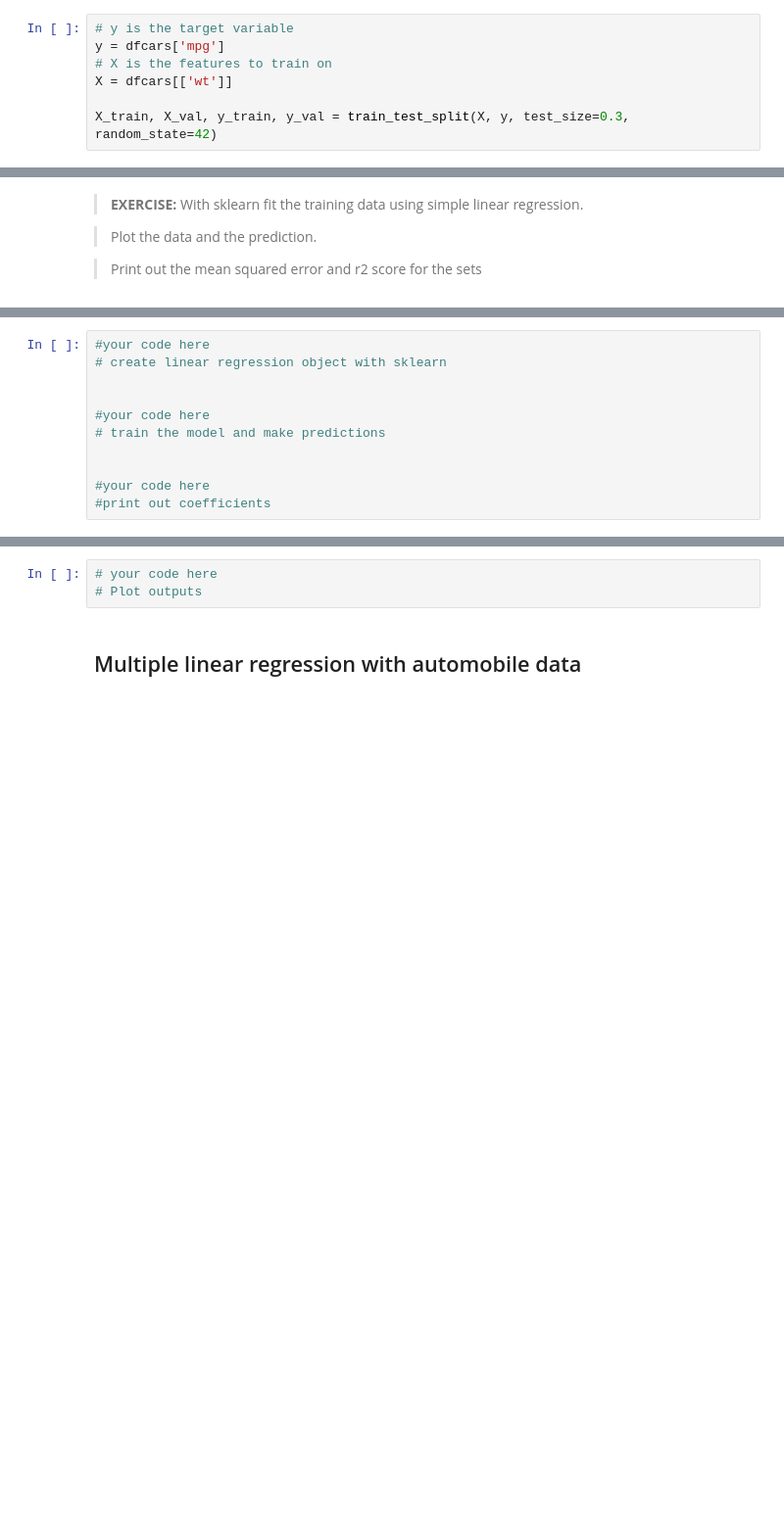
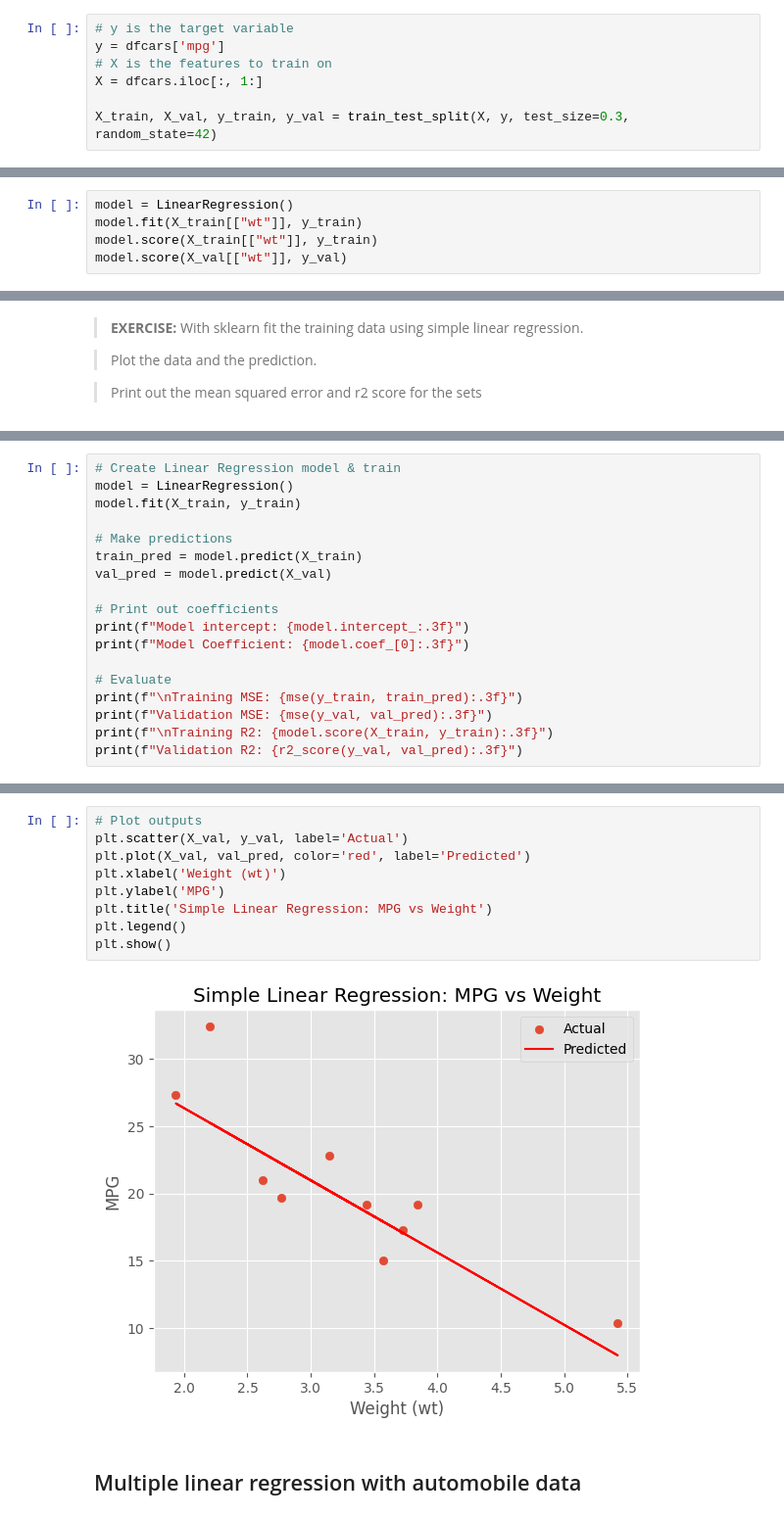
Before and after one commit to EricMurray-e-m-dev/ML-Labs, a Jupyter notebook: Week 02/LinearRegressionLab.ipynb, the cells around one changed output, grey strips where cells are left out. Shown at 98% size. Cells and saved outputs as stored; diff of their text form; blank space fills up the shorter version.

```diff
--- a/Week 02/LinearRegressionLab.ipynb
+++ b/Week 02/LinearRegressionLab.ipynb
@@ -447,10 +468,15 @@ Split your data into a training set and a validation set
 # y is the target variable
 y = dfcars['mpg']
 # X is the features to train on
-X = dfcars[['wt']]
+X = dfcars.iloc[:, 1:]
 
 X_train, X_val, y_train, y_val = train_test_split(X, y, test_size=0.3, random_state=42)
 # %% [markdown]
 We need to choose the variables that we think will be good predictors for the dependent variable `mpg`.
 
 >**EXERCISE:**  Pick one variable to use as a predictor for simple linear regression.  Create a markdown cell below and discuss your reasons.  You may want to justify this with some visualizations.  Is there a second variable you'd like to use as well, say for multiple linear regression with two predictors?
+# %%
+model = LinearRegression()
+model.fit(X_train[["wt"]], y_train)
+model.score(X_train[["wt"]], y_train)
+model.score(X_val[["wt"]], y_val)
@@ -501,11 +526,18 @@ Correlation with mpg:
 # %%
-#your code here
-# create linear regression object with sklearn
+# Create Linear Regression model & train
+model = LinearRegression()
+model.fit(X_train, y_train)
 
+# Make predictions
+train_pred = model.predict(X_train)
+val_pred = model.predict(X_val)
 
-#your code here
-# train the model and make predictions
+# Print out coefficients
+print(f"Model intercept: {model.intercept_:.3f}")
+print(f"Model Coefficient: {model.coef_[0]:.3f}")
 
-
-#your code here
-#print out coefficients
+# Evaluate
+print(f"\nTraining MSE: {mse(y_train, train_pred):.3f}")
+print(f"Validation MSE: {mse(y_val, val_pred):.3f}")
+print(f"\nTraining R2: {model.score(X_train, y_train):.3f}")
+print(f"Validation R2: {r2_score(y_val, val_pred):.3f}")
@@ -512,6 +553,14 @@ Correlation with mpg:
 # %%
-# your code here
 # Plot outputs
+plt.scatter(X_val, y_val, label='Actual')
+plt.plot(X_val, val_pred, color='red', label='Predicted')
+plt.xlabel('Weight (wt)')
+plt.ylabel('MPG')
+plt.title('Simple Linear Regression: MPG vs Weight')
+plt.legend()
+plt.show()
+# %% [output]
+[figure, added]
 # %% [markdown]
 ## Multiple linear regression with automobile data
 # %% [markdown]
```
Also changed, not shown: parts of 8 cells of this notebook.
